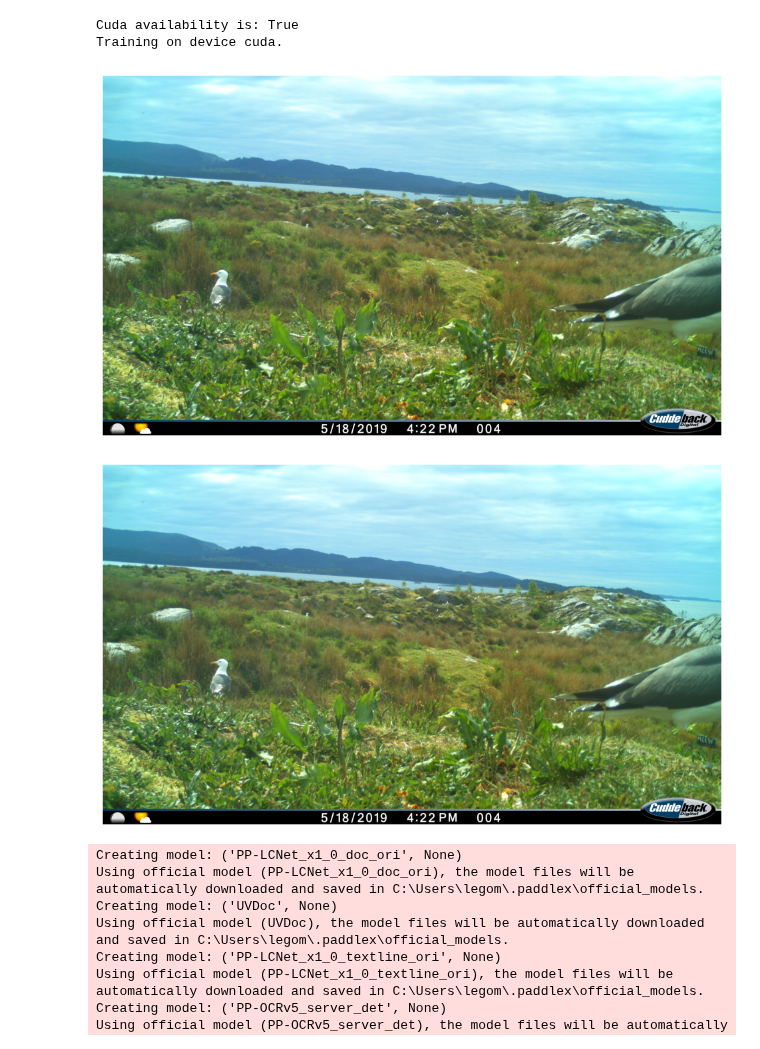
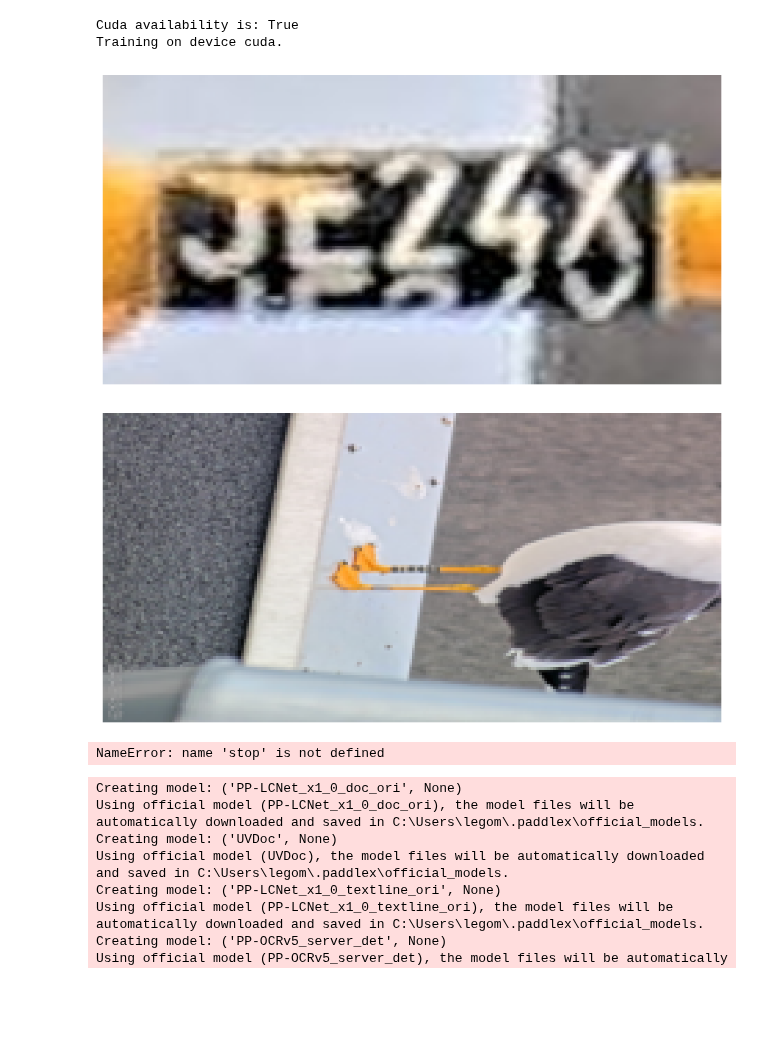
Before and after one commit to Krijosor/Bird-Is-The-Word, a Jupyter notebook: testbook.ipynb, the cells around one changed output. Drawn from its saved outputs; the diff is of its cells as text; code cells hidden in the pictures; blank space fills up the shorter version.

```diff
--- a/testbook.ipynb
+++ b/testbook.ipynb
@@ -83,17 +83,19 @@ def draw_image(img):
     plt.axis("off")
     plt.show()
 # %%
-data = exp_dataset[1]
+data = exp_dataset[102]
 
 draw_image(data["ocr_image"])
 draw_image(data["image"])
 
 #print(data['bb'])
 # %% [output]
-[figure, old version]
+[figure, new version]
-[figure, old version]
+[figure, new version]
 # %%
-#stop
+stop
+# %% [output]
+NameError: name 'stop' is not defined
 # %%
 paddle.device.set_device("gpu:0")
 ocr = PaddleOCR(lang="en",
```
Also changed, not shown: parts of 2 cells of this notebook, 1 other file.
